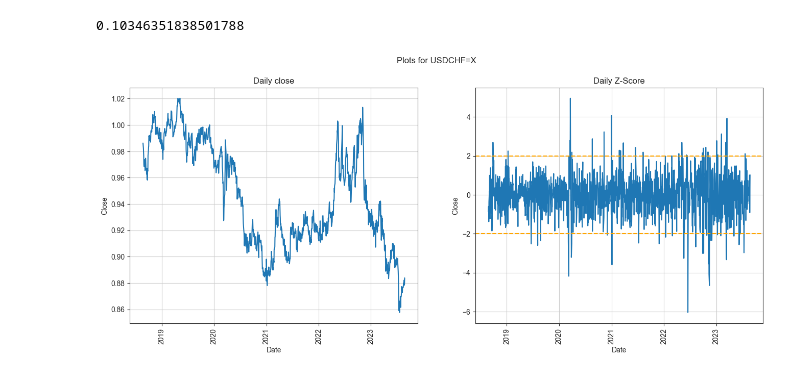
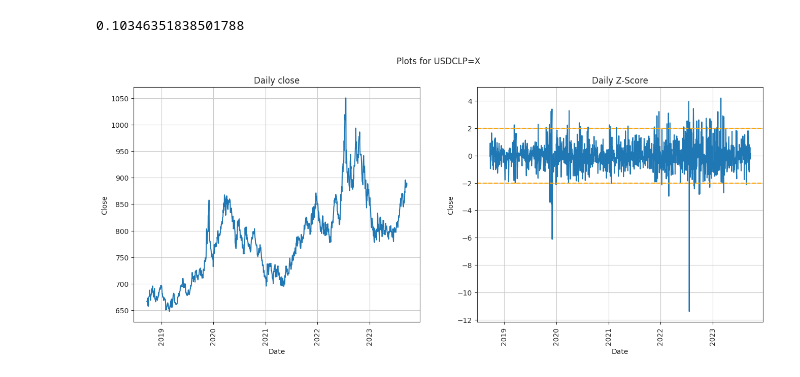
Before and after one commit to ggoni/dividend-stock-picker, a Jupyter notebook: explore.ipynb, the cells around one changed output. Cells and saved outputs as stored; diff of their text form; code cells hidden in the pictures.

```diff
--- a/explore.ipynb
+++ b/explore.ipynb
@@ -245,7 +245,7 @@ get_indicator_growth_rate('PROVIDA.SN')
 # %% [output]
 0.10346351838501788
 # %%
-mono('USDCHF=X')
+mono('USDCLP=X')
 # %% [output]
-[figure, old version]
+[figure, new version]
 # %%
```
Also changed, not shown: parts of 8 cells of this notebook, 1 other file.
